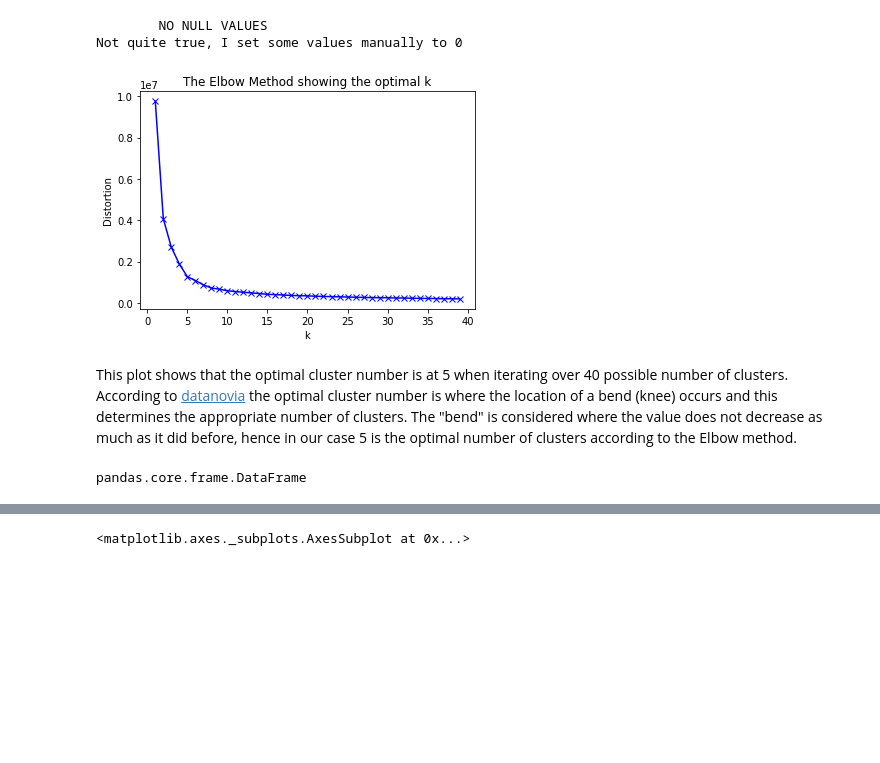
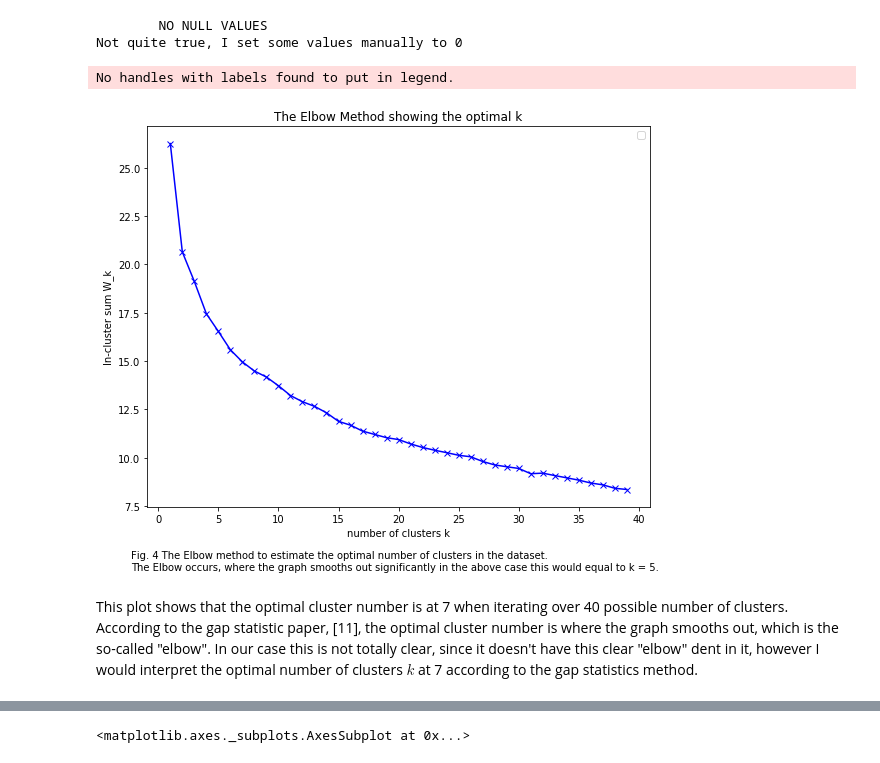
Before and after one commit to lenlehm/Opportunity-Insights, a Jupyter notebook: Countries Analysis.ipynb, the cells around one changed output, grey strips where cells are left out. Drawn from its saved outputs; the diff is of its cells as text; code cells hidden in the pictures; blank space fills up the shorter version.

Commit message:
Added some Analysis part and Clustering to it

```diff
--- a/Countries Analysis.ipynb
+++ b/Countries Analysis.ipynb
@@ -665,6 +665,9 @@ df = pd.read_csv(filePath)
 df = df.rename(columns={df.columns[0]: 'Indicator'})
 df.index = df[df.columns[0]]
 df.drop(df.columns[0], axis=1, inplace=True)
+# standardize the values for the clustering
+X = StandardScaler().fit_transform(df)
+
 df.head(5)
 # %% [output]
 |  | Sweden | Norway | Finland | Iceland | Germany | Netherlands | Belgium | Luxembourg | England | Scotland | ... |
@@ -697,26 +700,27 @@ else:
         NO NULL VALUES
 Not quite true, I set some values manually to 0
 # %%
-# Estimate the amount of clusters via elbow method
-
-# k means determine k
+## Estimate the amount of clusters via elbow method
 distortions = []
 K = range(1,40)
 for k in K:
-    kmeanModel = KMeans(n_clusters=k).fit(df)
-    distortions.append(sum(np.min(cdist(df, kmeanModel.cluster_centers_, 'euclidean'), axis=1)) / df.shape[0])
+    kmeanModel = KMeans(n_clusters=k).fit(X.T) # X.T to cluster the countries and not the indicator variables
+    distortions.append(sum(np.min(cdist(X.T, kmeanModel.cluster_centers_, 'euclidean'), axis=1)) / X.T.shape[0])
 
-# Plot the elbow
+# plot the lovely accuracies
+txt = "Fig. 4 The Elbow method to estimate the optimal number of clusters in the dataset.\nThe Elbow occurs, where the graph smooths out significantly in the above case this would equal to k = 5."
+fig = plt.figure(figsize=(9,7))
 plt.plot(K, distortions, 'bx-')
-plt.xlabel('k')
-plt.ylabel('Distortion')
 plt.title('The Elbow Method showing the optimal k')
+plt.ylabel("In-cluster sum W_k")
+plt.xlabel("number of clusters k")
+plt.legend()
+fig.text(.1, 0,txt)
+plt.savefig(os.path.join(plot_dir, 'Elbow.png'), transparent=True, bbox_inches='tight')
 plt.show()
+None
 # %% [output]
+No handles with labels found to put in legend.
-[figure, old version]
+[figure, new version]
 # %% [markdown]
-This plot shows that the optimal cluster number is at 5 when iterating over 40 possible number of clusters. According to [datanovia](https://www.datanovia.com/en/lessons/determining-the-optimal-number-of-clusters-3-must-know-methods/) the optimal cluster number is where the location of a bend (knee) occurs and this determines the appropriate number of clusters. The "bend" is considered where the value does not decrease as much as it did before, hence in our case 5 is the optimal number of clusters according to the Elbow method. <br />
+This plot shows that the optimal cluster number is at 7 when iterating over 40 possible number of clusters. According to the gap statistic paper, [11], the optimal cluster number is where the graph smooths out, which is the so-called "elbow". In our case this is not totally clear, since it doesn't have this clear "elbow" dent in it, however I would interpret the optimal number of clusters $k$ at 7 according to the gap statistics method. <br />
-# %%
-type(df)
-# %% [output]
-pandas.core.frame.DataFrame
```
Also changed, not shown: parts of 17 cells of this notebook.
